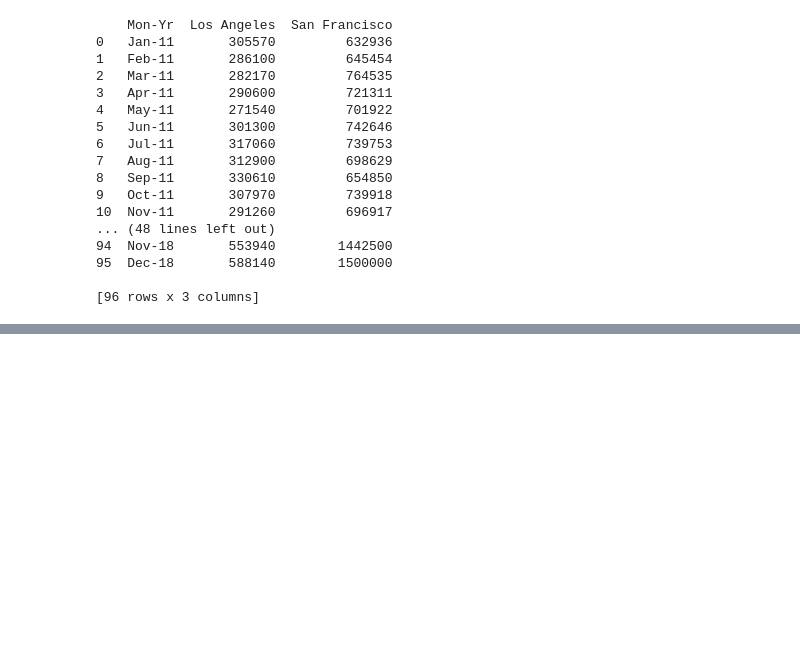
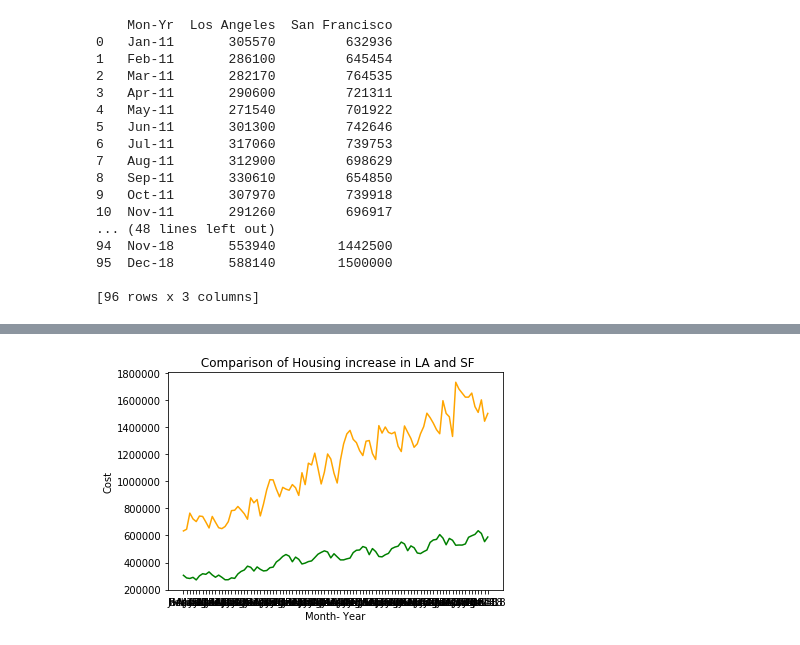
Before and after one commit to friedyams/Assignments, a Jupyter notebook: FInal/final.ipynb, the cells around one changed output, grey strips where cells are left out. Cells and saved outputs as stored; diff of their text form; code cells hidden in the pictures; blank space fills up the shorter version.

```diff
--- a/FInal/final.ipynb
+++ b/FInal/final.ipynb
@@ -1661,0 +1691,9 @@ increaseLA12 = ((medianLA12 - medianLA11) / medianLA11) * 100
+# %%
+plt.plot(medianHousing_df["Mon-Yr"], medianHousing_df["Los Angeles"], color = 'g')
+plt.plot(medianHousing_df["Mon-Yr"], medianHousing_df["San Francisco"], color='orange')
+plt.xlabel('Month- Year')
+plt.ylabel('Cost')
+plt.title (' Comparison of Housing increase in LA and SF')
+plt.show()
+# %% [output]
+[figure, added]
```
Also changed, not shown: parts of 4 cells of this notebook, 1 other file.
